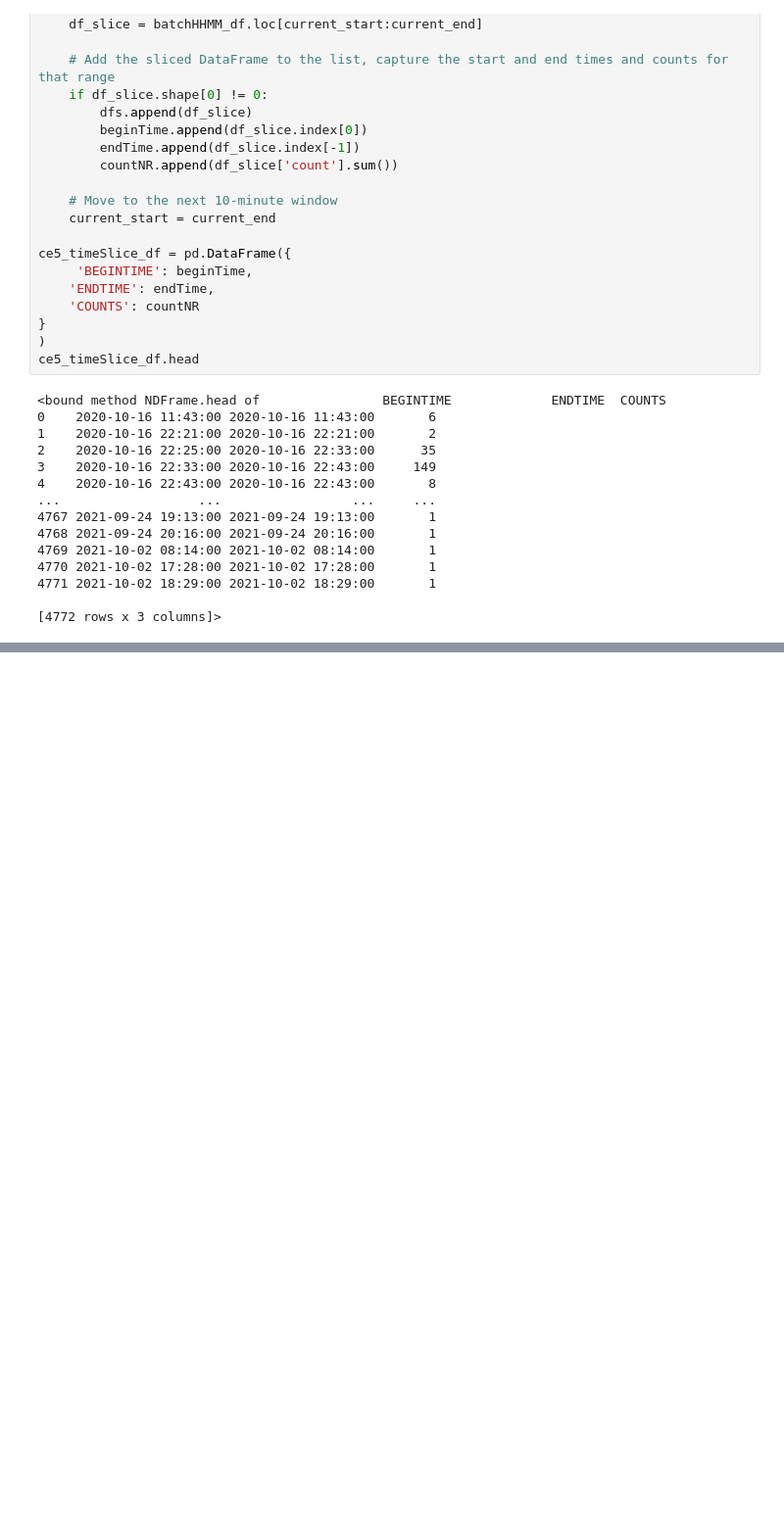
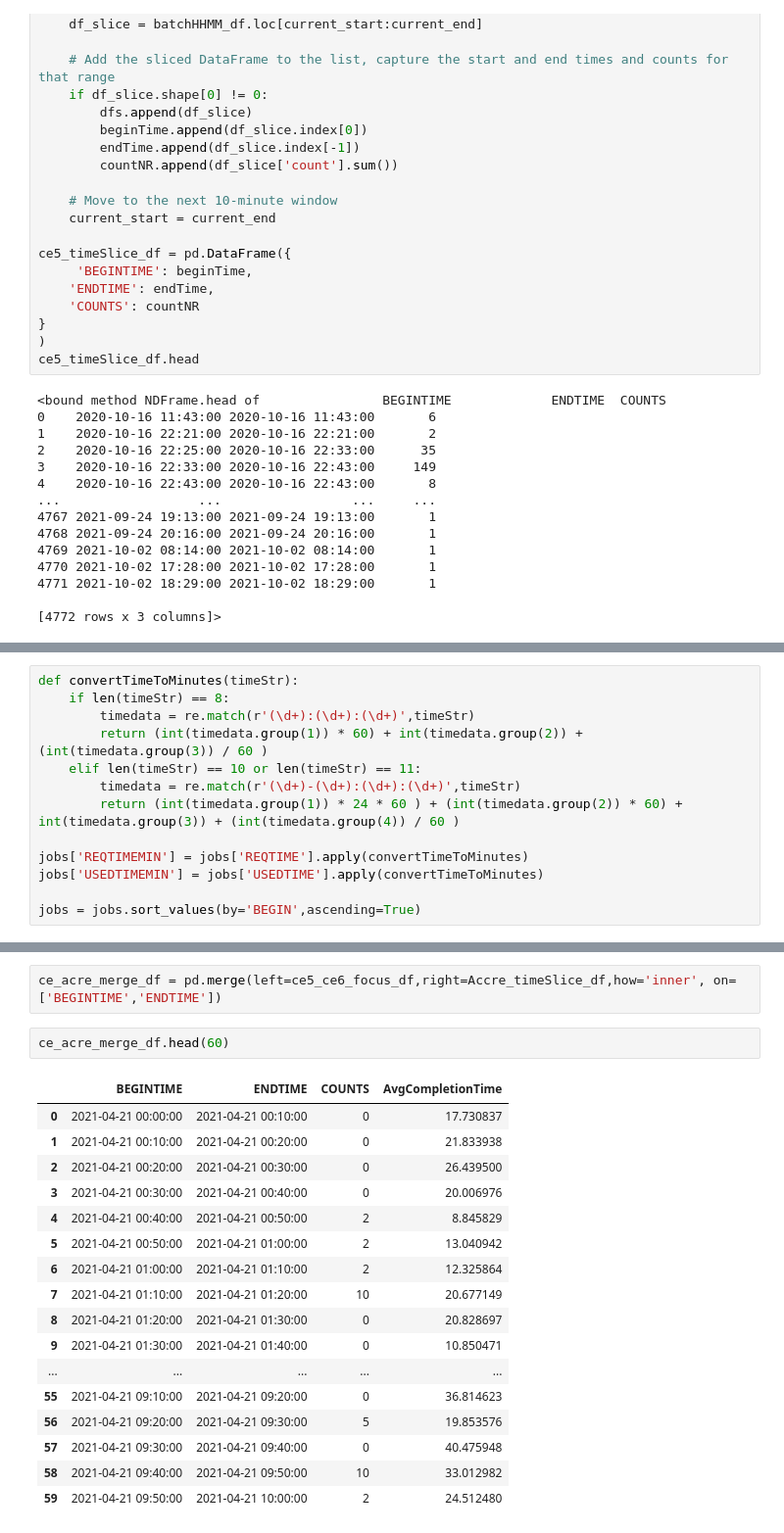
Before and after one commit to nss-data-science-cohort-8/accre-mashed-potatoes, a Jupyter notebook: notebooks/Data Exploration CE5.ipynb, the cells around one changed output, grey strips where cells are left out. Shown at 98% size. Saved outputs shown, nothing was run; the diff lists cells and outputs as text; blank space fills up the shorter version.

```diff
--- a/notebooks/Data Exploration CE5.ipynb
+++ b/notebooks/Data Exploration CE5.ipynb
@@ -901,0 +1162,13 @@ ce5_timeSlice_df
+# %%
+def convertTimeToMinutes(timeStr):
+    if len(timeStr) == 8:
+        timedata = re.match(r'(\d+):(\d+):(\d+)',timeStr)
+        return (int(timedata.group(1)) * 60) + int(timedata.group(2)) + (int(timedata.group(3)) / 60 )
+    elif len(timeStr) == 10 or len(timeStr) == 11:
+        timedata = re.match(r'(\d+)-(\d+):(\d+):(\d+)',timeStr)
+        return (int(timedata.group(1)) * 24 * 60 ) + (int(timedata.group(2)) * 60) + int(timedata.group(3)) + (int(timedata.group(4)) / 60 )
+
+jobs['REQTIMEMIN'] = jobs['REQTIME'].apply(convertTimeToMinutes)
+jobs['USEDTIMEMIN'] = jobs['USEDTIME'].apply(convertTimeToMinutes)
+
+jobs = jobs.sort_values(by='BEGIN',ascending=True)
@@ -901,0 +1263,22 @@ ce5_timeSlice_df
+# %%
+ce_acre_merge_df = pd.merge(left=ce5_ce6_focus_df,right=Accre_timeSlice_df,how='inner', on=['BEGINTIME','ENDTIME'])
+# %%
+ce_acre_merge_df.head(60)
+# %% [output]
+|  | BEGINTIME | ENDTIME | COUNTS | AvgCompletionTime |
+| 0 | 2021-04-21 00:00:00 | 2021-04-21 00:10:00 | 0 | 17.730837 |
+| 1 | 2021-04-21 00:10:00 | 2021-04-21 00:20:00 | 0 | 21.833938 |
+| 2 | 2021-04-21 00:20:00 | 2021-04-21 00:30:00 | 0 | 26.439500 |
+| 3 | 2021-04-21 00:30:00 | 2021-04-21 00:40:00 | 0 | 20.006976 |
+| 4 | 2021-04-21 00:40:00 | 2021-04-21 00:50:00 | 2 | 8.845829 |
+| 5 | 2021-04-21 00:50:00 | 2021-04-21 01:00:00 | 2 | 13.040942 |
+| 6 | 2021-04-21 01:00:00 | 2021-04-21 01:10:00 | 2 | 12.325864 |
+| 7 | 2021-04-21 01:10:00 | 2021-04-21 01:20:00 | 10 | 20.677149 |
+| 8 | 2021-04-21 01:20:00 | 2021-04-21 01:30:00 | 0 | 20.828697 |
+| 9 | 2021-04-21 01:30:00 | 2021-04-21 01:40:00 | 0 | 10.850471 |
+| ... | ... | ... | ... | ... |
+| 55 | 2021-04-21 09:10:00 | 2021-04-21 09:20:00 | 0 | 36.814623 |
+| 56 | 2021-04-21 09:20:00 | 2021-04-21 09:30:00 | 5 | 19.853576 |
+| 57 | 2021-04-21 09:30:00 | 2021-04-21 09:40:00 | 0 | 40.475948 |
+| 58 | 2021-04-21 09:40:00 | 2021-04-21 09:50:00 | 10 | 33.012982 |
+| 59 | 2021-04-21 09:50:00 | 2021-04-21 10:00:00 | 2 | 24.512480 |
```
Also changed, not shown: parts of 19 cells of this notebook.
